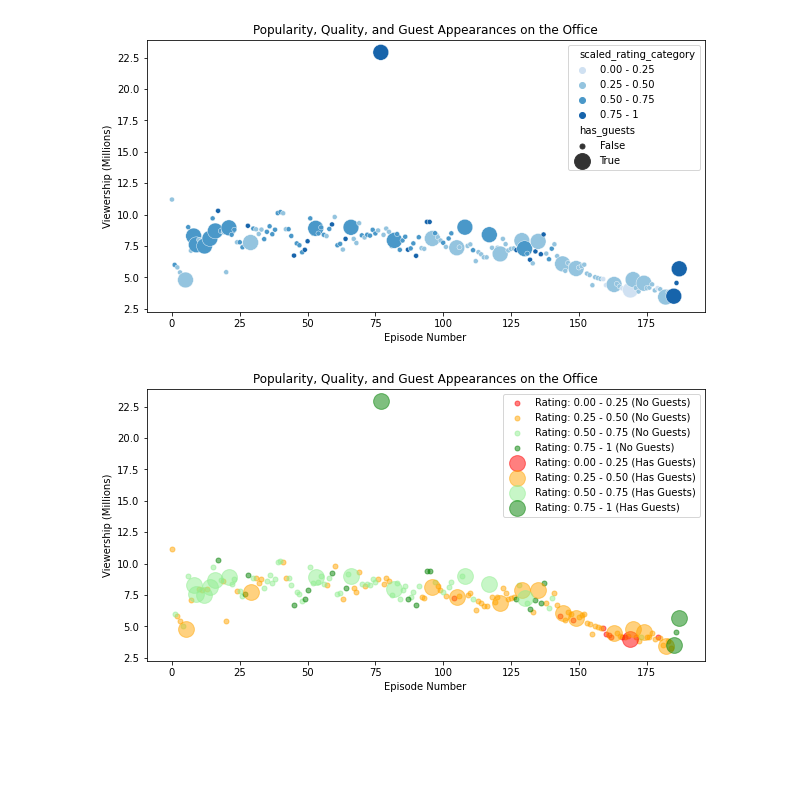
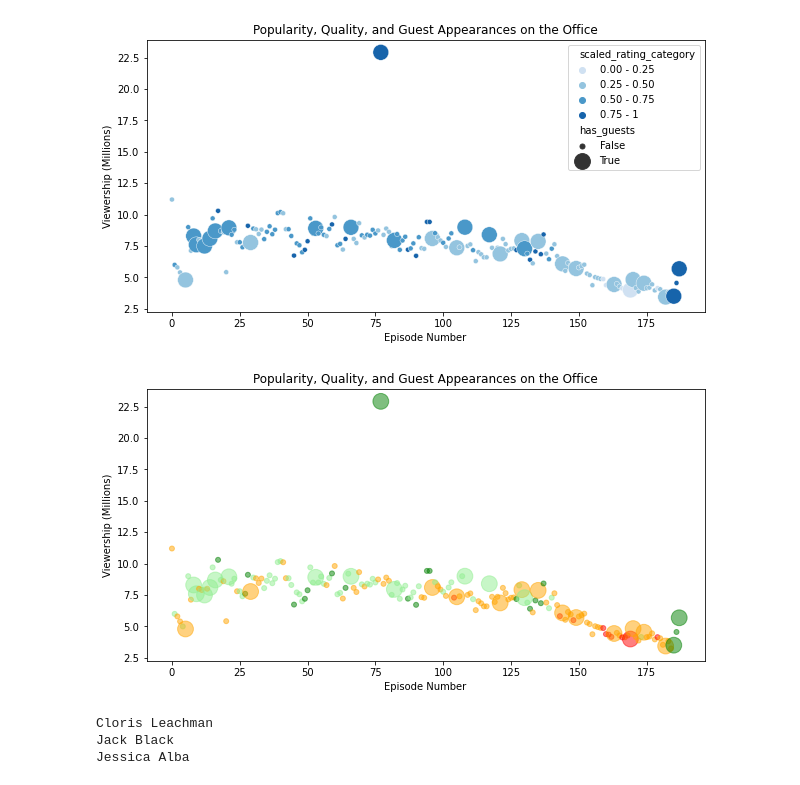
Before and after one commit to tawiwut-cha/datacamp_projects, a Jupyter notebook: the_office/notebook_TC.ipynb, the cells around one changed output. Drawn from its saved outputs; the diff is of its cells as text; code cells hidden in the pictures; blank space fills up the shorter version.

```diff
--- a/the_office/notebook_TC.ipynb
+++ b/the_office/notebook_TC.ipynb
@@ -141,25 +140,14 @@ plt.show()
 # %%
 # plot using matplotlib
 fig = plt.figure(figsize=(10,5))
-# slice by marker size
-for marker_size in sorted(df.marker_size.unique()):
-    # slice df using marker_size
-    temp_df_by_size = df[df.marker_size == marker_size]
-    # slice df using category and plot each
-    # do first for episodes with no guests
-    for cat, color in zip(SCALED_RATING_CAT,SCALED_RATING_COLORS):
-        temp_df_by_cat = temp_df_by_size[temp_df_by_size.scaled_rating_category == cat]
-        _ = plt.scatter(temp_df_by_cat['episode_number'], temp_df_by_cat['viewership_mil'], s=marker_size, \
-            c=color, alpha=0.5)
+
+_ = plt.scatter(df['episode_number'], df['viewership_mil'], \
+                s=df['marker_size'], c=df['scaled_rating_color'], alpha=0.5)
+
 # beautify
-leg = []
-for has_guest in ['No Guests', 'Has Guests']:
-    for c in SCALED_RATING_CAT:
-        leg.append('Rating: {} ({})'.format(c, has_guest))
-_ = plt.legend(leg)
 _ = plt.title("Popularity, Quality, and Guest Appearances on the Office")
 _ = plt.xlabel('Episode Number')
 _ = plt.ylabel('Viewership (Millions)')
 plt.show()
 # %% [output]
-[figure, old version]
+[figure, new version]
@@ -167,0 +154,11 @@ plt.show()
+# %%
+# find topstar
+max_views = df.viewership_mil.max()
+top_stars = df[df.viewership_mil == max_views].guest_stars
+top_stars = list(top_stars)[0].split(', ')
+for top_star in top_stars:
+    print(top_star)
+# %% [output]
+Cloris Leachman
+Jack Black
+Jessica Alba
```
Also changed, not shown: parts of 3 cells of this notebook.
